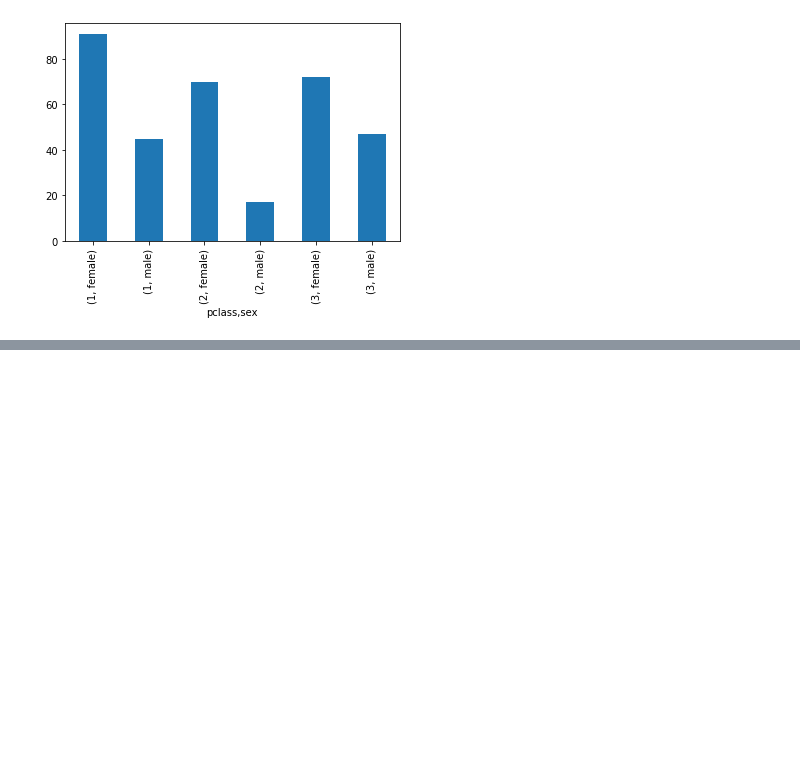
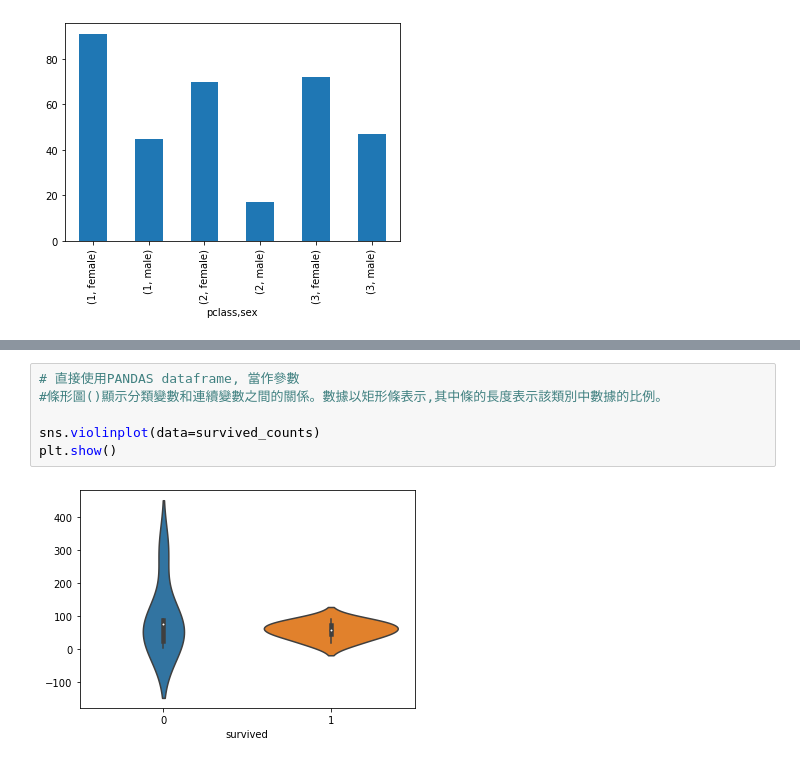
Before and after one commit to WChiang0314/ML100Days, a Jupyter notebook: Work 21.ipynb, the cells around one changed output, grey strips where cells are left out. Drawn from its saved outputs; the diff is of its cells as text; blank space fills up the shorter version.

```diff
--- a/Work 21.ipynb
+++ b/Work 21.ipynb
@@ -98,0 +128,8 @@ survived.plot(kind='bar')
+# %%
+# 直接使用PANDAS dataframe, 當作參數
+#條形圖()顯示分類變數和連續變數之間的關係。數據以矩形條表示,其中條的長度表示該類別中數據的比例。
+
+sns.violinplot(data=survived_counts)
+plt.show()
+# %% [output]
+[figure, added]
```
Also changed, not shown: parts of 8 cells of this notebook.
